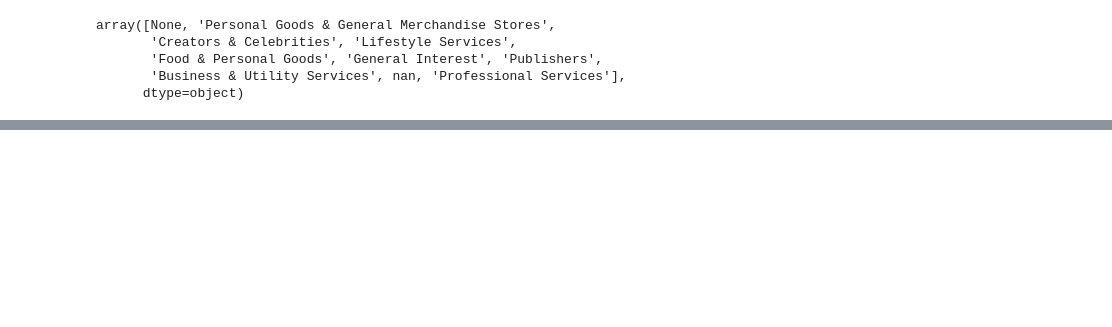
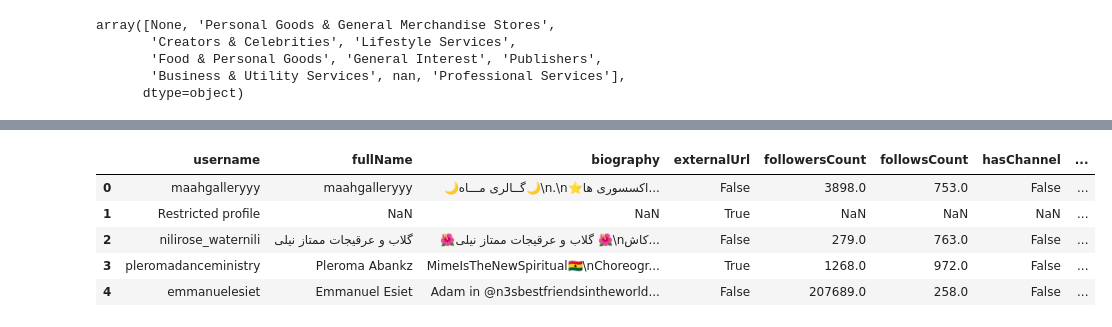
Before and after one commit to josephine-amponsah/spammer-detection, a Jupyter notebook: notebooks/data-extraction.ipynb, the cells around one changed output, grey strips where cells are left out. Saved outputs shown, nothing was run; the diff lists cells and outputs as text; code cells hidden in the pictures; blank space fills up the shorter version.

```diff
--- a/notebooks/data-extraction.ipynb
+++ b/notebooks/data-extraction.ipynb
@@ -181 +187,12 @@ full_data.tail(2)
+# %%
+full_data = full_data.sample(frac=1).reset_index(drop=True)
+# %%
+full_data.head(5)
+# %% [output]
+|  | username | fullName | biography | externalUrl | followersCount | followsCount | hasChannel | ... |
+| 0 | maahgalleryyy | maahgalleryyy | 🌙گــالری مـــاه🌙\n.\n⭐️اکسسوری ها... | False | 3898.0 | 753.0 | False | ... |
+| 1 | Restricted profile | NaN | NaN | True | NaN | NaN | NaN | ... |
+| 2 | nilirose_waternili | گلاب و عرقیجات ممتاز نیلی | 🌺گلاب و عرقیجات ممتاز نیلی 🌺\nکاش... | False | 279.0 | 763.0 | False | ... |
+| 3 | pleromadanceministry | Pleroma Abankz | MimeIsTheNewSpiritual🇬🇭\nChoreogr... | True | 1268.0 | 972.0 | False | ... |
+| 4 | emmanuelesiet | Emmanuel Esiet | Adam in @n3sbestfriendsintheworld... | False | 207689.0 | 258.0 | False | ... |
 # %%
```
Also changed, not shown: parts of 16 cells of this notebook, 3 other files.
